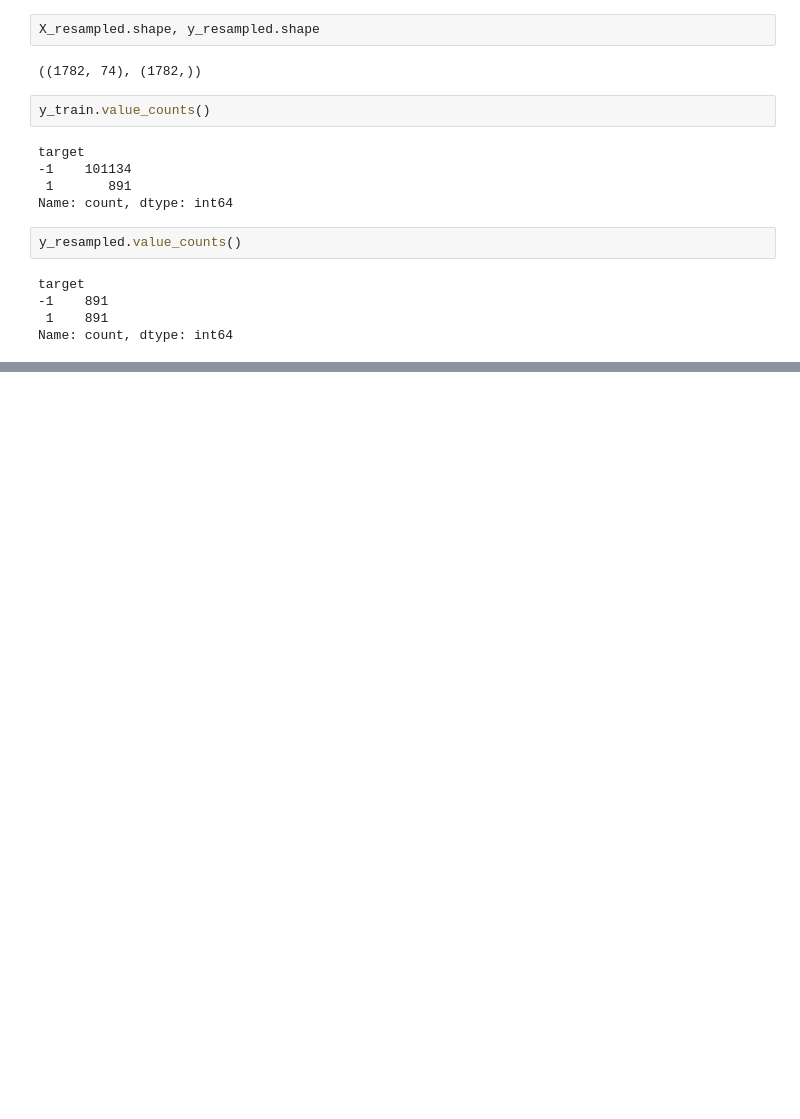
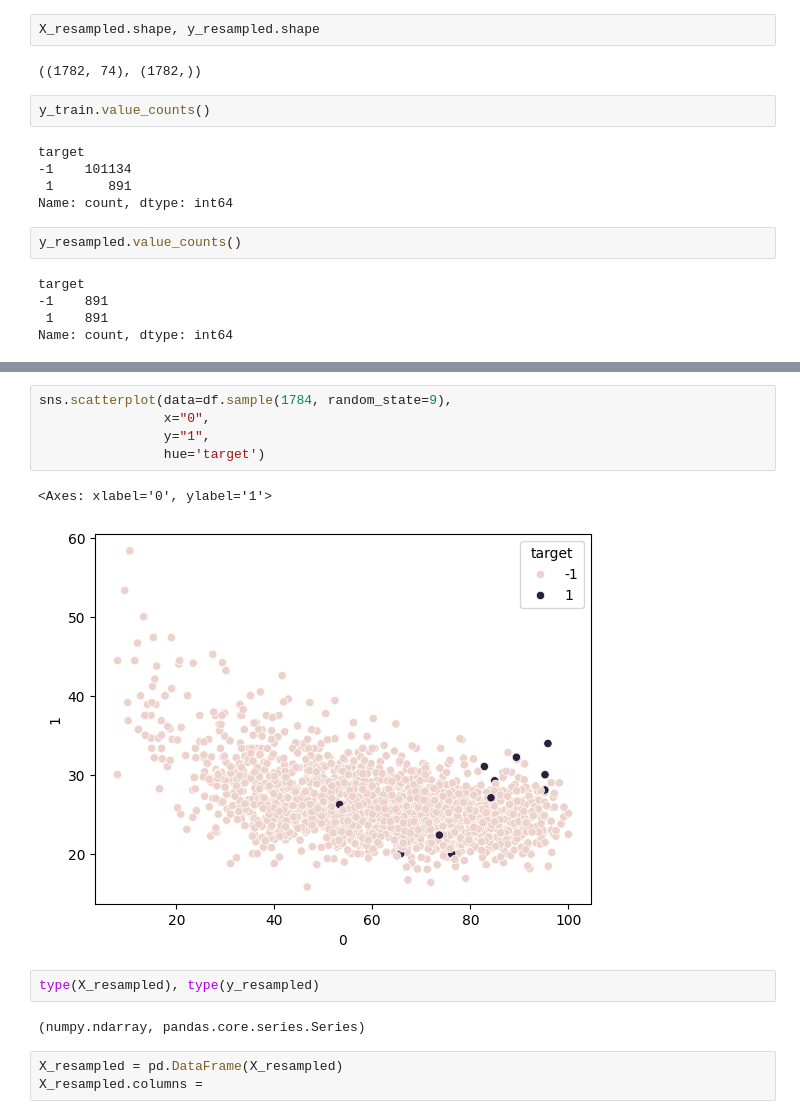
Before and after one commit to MaximillianJacob/Udemy, a Jupyter notebook: machine_learning_imbalanced_data/5_Undersampling/1.1_Random_undersampling.ipynb, the cells around one changed output, grey strips where cells are left out. Saved outputs shown, nothing was run; the diff lists cells and outputs as text; blank space fills up the shorter version.

Commit message:
updaing the 1.1 Random undersampling

```diff
--- a/machine_learning_imbalanced_data/5_Undersampling/1.1_Random_undersampling.ipynb
+++ b/machine_learning_imbalanced_data/5_Undersampling/1.1_Random_undersampling.ipynb
@@ -765,0 +777,15 @@ Name: count, dtype: int64
+# %%
+sns.scatterplot(data=df.sample(1784, random_state=9),
+                x="0",
+                y="1",
+                hue='target')
+# %% [output]
+<Axes: xlabel='0', ylabel='1'>
+[figure, added]
+# %%
+type(X_resampled), type(y_resampled)
+# %% [output]
+(numpy.ndarray, pandas.core.series.Series)
+# %%
+X_resampled = pd.DataFrame(X_resampled)
+X_resampled.columns =
```
Also changed, not shown: parts of 9 cells of this notebook.
